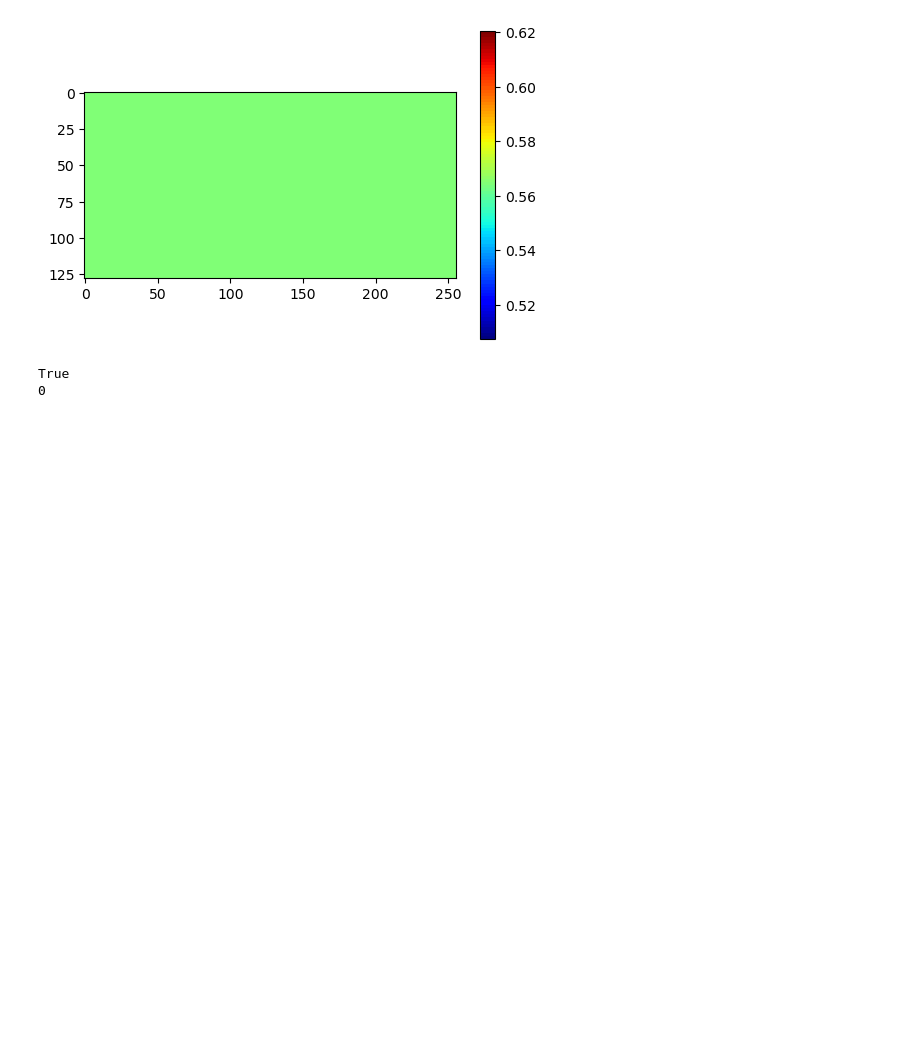
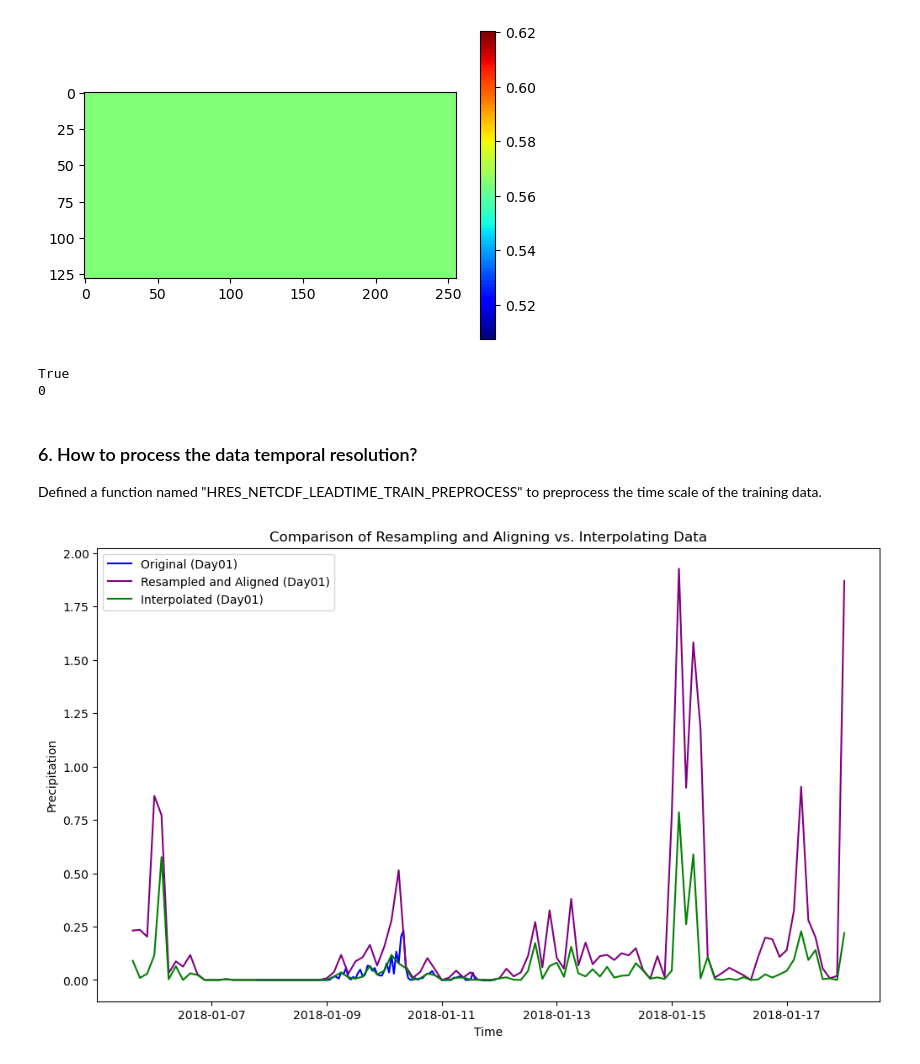
Before and after one commit to kpatakchi/FORECASTLEAD, a Jupyter notebook: DL_PREP_CHECK.ipynb, the cells around one changed output. Saved outputs shown, nothing was run; the diff lists cells and outputs as text; code cells hidden in the pictures; blank space fills up the shorter version.

Commit message:
add temporal scales + no_na_land

```diff
--- a/DL_PREP_CHECK.ipynb
+++ b/DL_PREP_CHECK.ipynb
@@ -412,3 +412,46 @@ print(np.sum(A))
 # %% [output]
 True
 0
+# %% [markdown]
+### 6. How to process the data temporal resolution?
+
+Defined a function named "HRES_NETCDF_LEADTIME_TRAIN_PREPROCESS" to preprocess the time scale of the training data.
+# %%
+import xarray as xr
+import matplotlib.pyplot as plt
+
+# Load the datasets
+data_day01 = xr.open_dataset(HRES_PREP + "/ADAPTER_DE05.day01.merged.nc")
+data_day05 = xr.open_dataset(HRES_PREP + "/ADAPTER_DE05.day05.merged.nc")
+
+# Resample the hourly data to 3-hourly intervals
+data_day01_resampled = data_day01.resample(time="3H").sum()
+
+# Align the resampled data_day01 with data_day05
+data_day01_aligned, data_day05_aligned = xr.align(data_day01_resampled, data_day05, join='inner')
+
+# Interpolate data_day01 to match the time coordinates of data_day05
+day01_interp = data_day01.interp(time=data_day05.time)
+# %%
+# Plot the comparisons
+plt.figure(figsize=(12, 7))
+
+# day 01 vs day05 (original)
+plt.plot(data_day01.pr.time[150:250], data_day01.pr.isel(latitude=20, longitude=20)[150:250], label='Original (Day01)', color='blue')
+#plt.plot(data_day05.pr.time[:100], data_day05.pr.isel(latitude=20, longitude=20)[:100], label='Original (Day05)', color='red', linestyle='dotted')
+plt.plot(data_day01_aligned.pr.time[:100], data_day01_aligned.pr.isel(latitude=20, longitude=20)[:100], label='Resampled and Aligned (Day01)', color='purple')
+plt.plot(day01_interp.pr.time[:100], day01_interp.pr.isel(latitude=20, longitude=20)[:100], label='Interpolated (Day01)', color='green')
+
+
+# Adding title and labels
+plt.title('Comparison of Resampling and Aligning vs. Interpolating Data')
+plt.xlabel('Time')
+plt.ylabel('Precipitation')
+
+# Adding legends
+plt.legend(loc='best')
+
+# Show plot
+plt.show()
+# %% [output]
+[figure, added]
```
Also changed, not shown: parts of 1 cell of this notebook, 26 other files.
